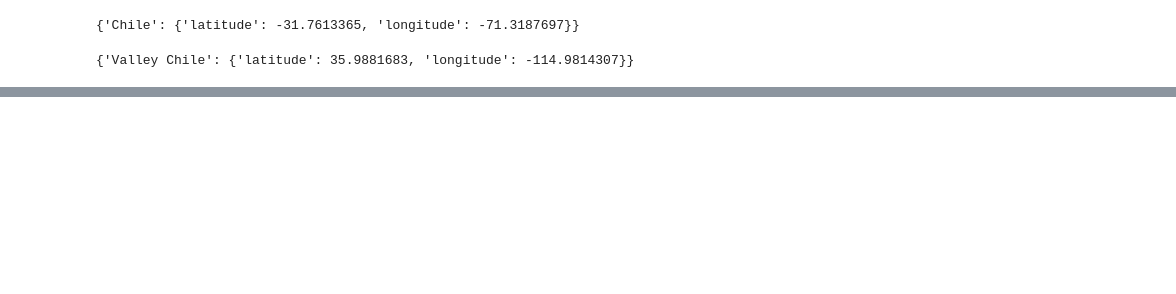
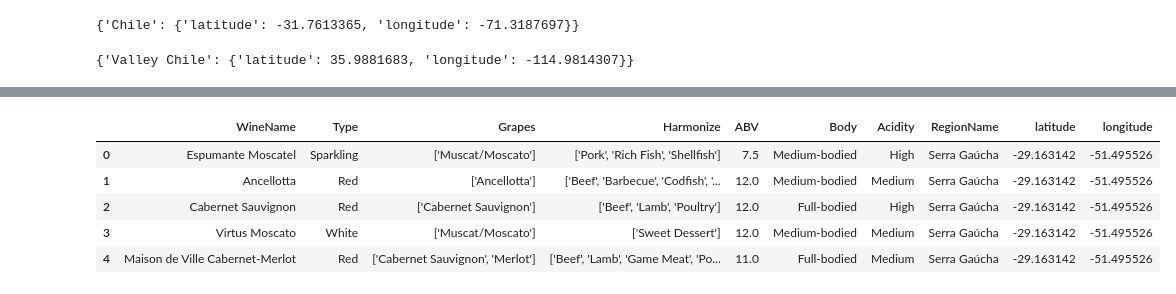
Before and after one commit to Obispodino/cvino, a Jupyter notebook: notebooks/exploration_MJ.ipynb, the cells around one changed output, grey strips where cells are left out. Cells and saved outputs as stored; diff of their text form; code cells hidden in the pictures; blank space fills up the shorter version.

```diff
--- a/notebooks/exploration_MJ.ipynb
+++ b/notebooks/exploration_MJ.ipynb
@@ -83,20 +84,20 @@ def geocode_regions(df, region_column='RegionName', cache_file='geocoding_cache.
 # %%
-# Usage
-wd = geocode_regions(wd, min_delay=2.0)
-print("Geocoding completed.")
+# # Usage
+# wd = geocode_regions(wd, min_delay=2.0)
+# print("Geocoding completed.")
 
-# Identify rows where geocoding failed (latitude is null) after geocoding
-not_found_df = wd[wd['latitude'].isnull()]
+# # Identify rows where geocoding failed (latitude is null) after geocoding
+# not_found_df = wd[wd['latitude'].isnull()]
 
-# Get a unique list of the region names that were not found
-unresolved_regions = not_found_df['RegionName'].unique().tolist()
+# # Get a unique list of the region names that were not found
+# unresolved_regions = not_found_df['RegionName'].unique().tolist()
 
-if unresolved_regions:
-    print("The following regions could not be geocoded:")
-    for region in unresolved_regions:
-        print(f"- {region}")
-else:
-    print("All regions were successfully geocoded.")
+# if unresolved_regions:
+#     print("The following regions could not be geocoded:")
+#     for region in unresolved_regions:
+#         print(f"- {region}")
+# else:
+#     print("All regions were successfully geocoded.")
 # %% [output]
 Found 2160 unique regions (0 new)
 Geocoding completed.
@@ -249,8 +224,8 @@ def geocode_regions2(df, region_column='RegionName',country_column = 'Country',
     geocode = RateLimiter(geolocator.geocode, min_delay_seconds=min_delay)
 
     # create coutry vs city dictionary
-    df_dict_df = wd[[region_column,country_column]].drop_duplicates()
-    df_dict = pd.Series(wd_new[country_column].values,index=wd_new[region_column]]).to_dict()
+    df_dict_df = df[[region_column,country_column]].drop_duplicates()
+    df_dict = pd.Series(df_dict_df[country_column].values,index=df_dict_df[region_column]).to_dict()
 
     # Load existing cache
     cache_path = Path(cache_file)
@@ -394,0 +314,11 @@ geopy.exc.GeocoderQueryError: Non-successful status code 400
+# %%
+# WineID is a label, lets drop it and some more...
+wd = wd.drop(columns=['WineID', 'Elaborate', 'Code', 'Country', 'RegionID', 'WineryID', 'Website', 'Vintages', 'WineryName'])
+wd.head()
+# %% [output]
+|  | WineName | Type | Grapes | Harmonize | ABV | Body | Acidity | RegionName | latitude | longitude |
+| 0 | Espumante Moscatel | Sparkling | ['Muscat/Moscato'] | ['Pork', 'Rich Fish', 'Shellfish'] | 7.5 | Medium-bodied | High | Serra Gaúcha | -29.163142 | -51.495526 |
+| 1 | Ancellotta | Red | ['Ancellotta'] | ['Beef', 'Barbecue', 'Codfish', '... | 12.0 | Medium-bodied | Medium | Serra Gaúcha | -29.163142 | -51.495526 |
+| 2 | Cabernet Sauvignon | Red | ['Cabernet Sauvignon'] | ['Beef', 'Lamb', 'Poultry'] | 12.0 | Full-bodied | High | Serra Gaúcha | -29.163142 | -51.495526 |
+| 3 | Virtus Moscato | White | ['Muscat/Moscato'] | ['Sweet Dessert'] | 12.0 | Medium-bodied | Medium | Serra Gaúcha | -29.163142 | -51.495526 |
+| 4 | Maison de Ville Cabernet-Merlot | Red | ['Cabernet Sauvignon', 'Merlot'] | ['Beef', 'Lamb', 'Game Meat', 'Po... | 11.0 | Full-bodied | Medium | Serra Gaúcha | -29.163142 | -51.495526 |
```
Also changed, not shown: parts of 18 cells of this notebook.
